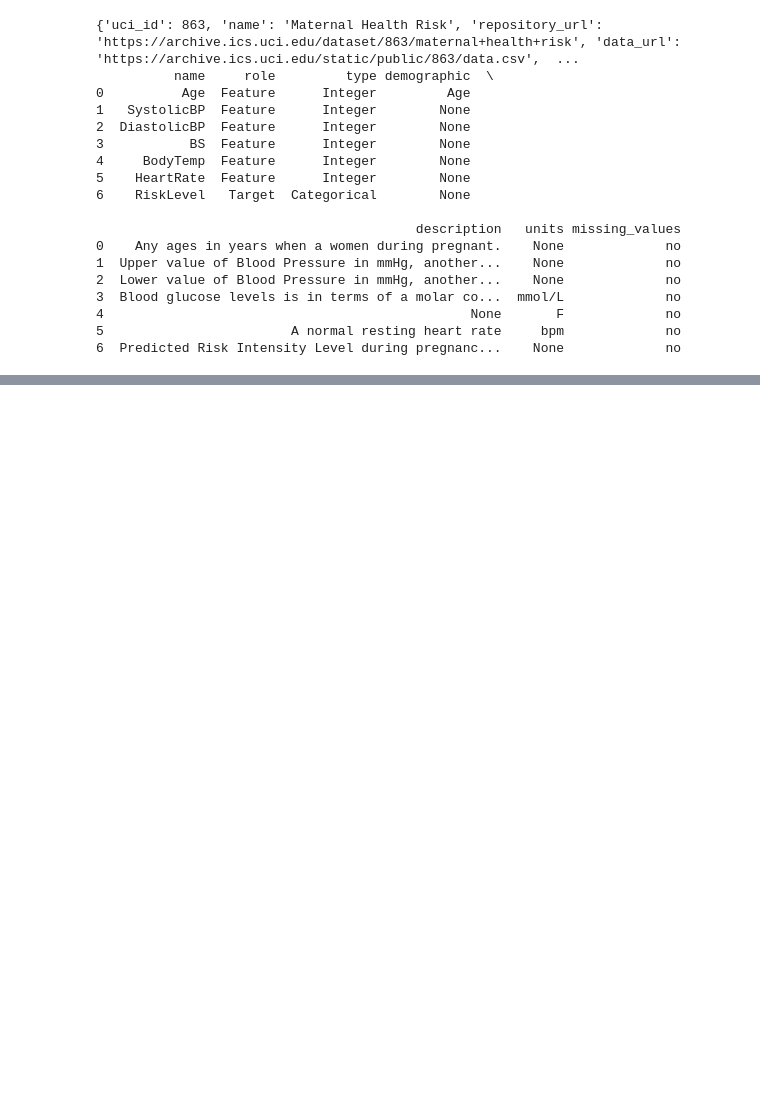
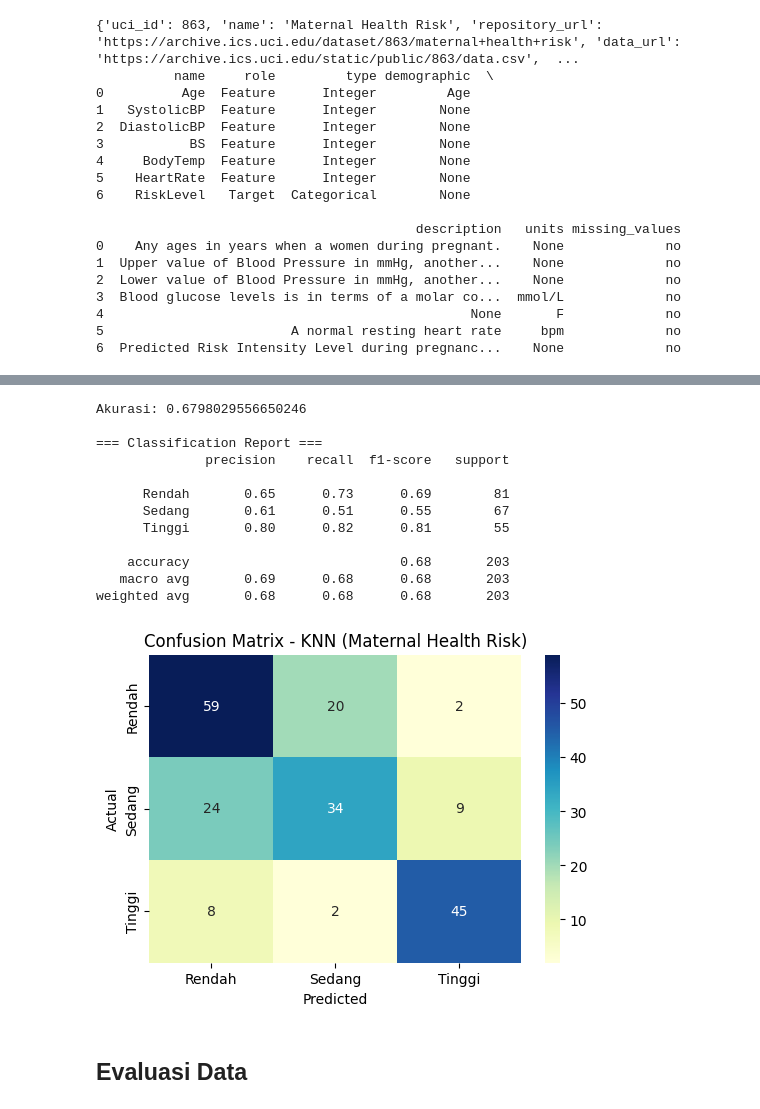
Before and after one commit to cahyantii/pendata, a Jupyter notebook: _sources/UAS.ipynb, the cells around one changed output, grey strips where cells are left out. Drawn from its saved outputs; the diff is of its cells as text; code cells hidden in the pictures; blank space fills up the shorter version.

```diff
--- a/_sources/UAS.ipynb
+++ b/_sources/UAS.ipynb
@@ -777,0 +646,76 @@ Tiga model klasifikasi telah diuji pada dataset **Maternal Health Risk** untuk m
+# %%
+import pandas as pd
+from sklearn.model_selection import train_test_split
+from sklearn.preprocessing import LabelEncoder, StandardScaler
+from sklearn.neighbors import KNeighborsClassifier
+from sklearn.metrics import classification_report, accuracy_score, confusion_matrix
+import seaborn as sns
+import matplotlib.pyplot as plt
+
+# === 1. Load dataset ===
+df = pd.read_csv('Maternal Health Risk Data Set.csv')
+
+# === 2. Label Encoding pada kolom RiskLevel ===
+le = LabelEncoder()
+df['RiskLevel'] = le.fit_transform(df['RiskLevel'])
+
+# === 3. Standarisasi fitur numerik ===
+cols_to_scale = ['Age', 'SystolicBP', 'DiastolicBP', 'BS', 'BodyTemp', 'HeartRate']
+scaler = StandardScaler()
+df_scaled = df.copy()
+df_scaled[cols_to_scale] = scaler.fit_transform(df[cols_to_scale])
+
+# === 4. Pisahkan fitur (X) dan target (y) ===
+X = df_scaled[cols_to_scale]
+y = df_scaled['RiskLevel']
+
+# === 5. Split data train dan test (80:20) ===
+X_train, X_test, y_train, y_test = train_test_split(
+    X, y,
+    test_size=0.2,
+    random_state=42,
+    stratify=y
+)
+
+# === 6. Latih model KNN ===
+knn = KNeighborsClassifier(n_neighbors=5)  # Anda dapat mengubah nilai k sesuai kebutuhan
+knn.fit(X_train, y_train)
+
+# === 7. Evaluasi ===
+y_pred = knn.predict(X_test)
+
+print("Akurasi:", accuracy_score(y_test, y_pred))
+print("\n=== Classification Report ===")
+print(classification_report(y_test, y_pred, target_names=le.classes_))
+
+# === 8. Confusion Matrix ===
+cm = confusion_matrix(y_test, y_pred, labels=[0, 1, 2])  # label sesuai hasil LabelEncoder
+plt.figure(figsize=(6, 4))
+sns.heatmap(
+    cm,
+    annot=True,
+    fmt='d',
+    xticklabels=le.classes_,
+    yticklabels=le.classes_,
+    cmap='YlGnBu'
+)
+plt.xlabel("Predicted")
+plt.ylabel("Actual")
+plt.title("Confusion Matrix - KNN (Maternal Health Risk)")
+plt.show()
+# %% [output]
+Akurasi: 0.6798029556650246
+
+=== Classification Report ===
+              precision    recall  f1-score   support
+
+      Rendah       0.65      0.73      0.69        81
+      Sedang       0.61      0.51      0.55        67
+      Tinggi       0.80      0.82      0.81        55
+
+    accuracy                           0.68       203
+   macro avg       0.69      0.68      0.68       203
+weighted avg       0.68      0.68      0.68       203
+[figure, added]
+# %% [markdown]
+## Evaluasi Data
```
Also changed, not shown: parts of 67 cells of this notebook, 9 other files.
